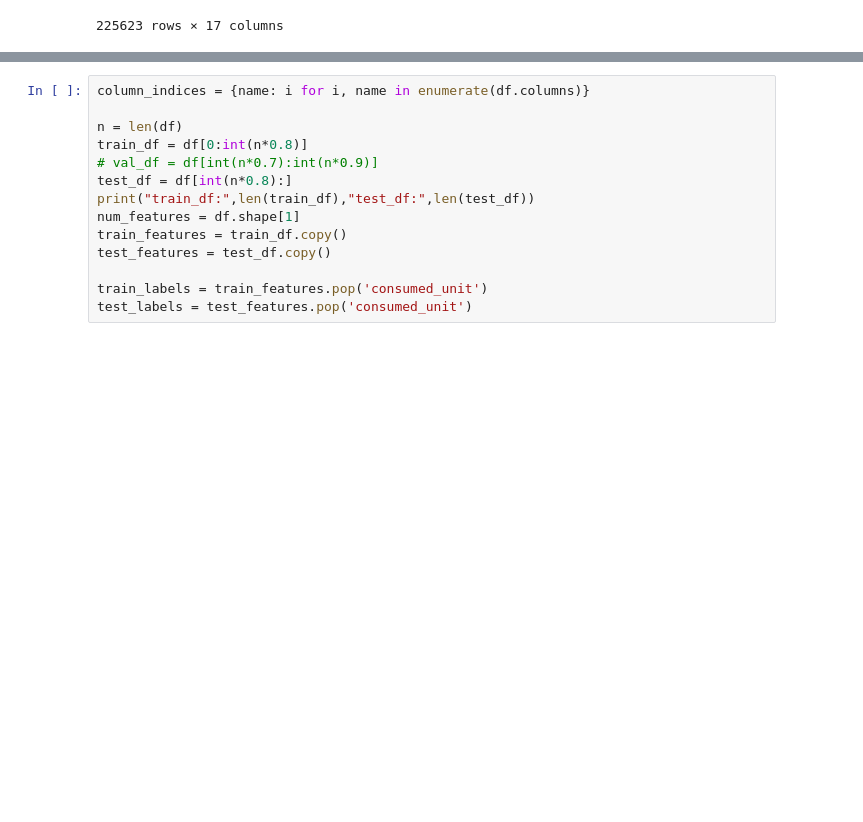
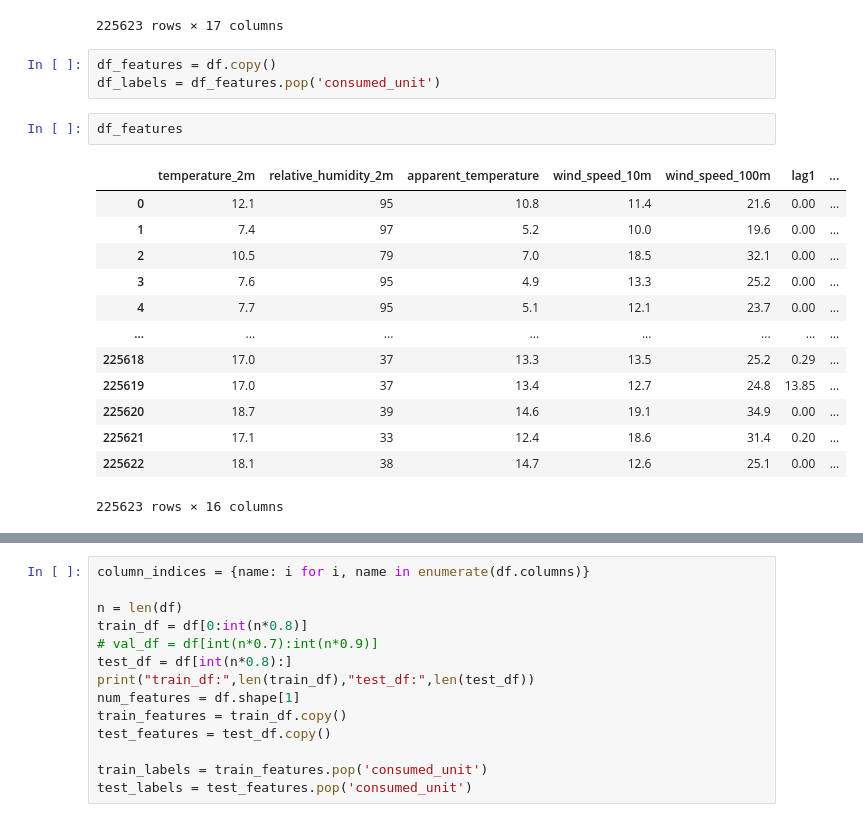
Before and after one commit to Harshvardhan1407/TensorFlow, a Jupyter notebook: Keras/keras_testing.ipynb, the cells around one changed output, grey strips where cells are left out. Saved outputs shown, nothing was run; the diff lists cells and outputs as text; blank space fills up the shorter version.

```diff
--- a/Keras/keras_testing.ipynb
+++ b/Keras/keras_testing.ipynb
@@ -27,3 +28,22 @@ df
 | 225621 | 17.1 | 33 | 12.4 | 18.6 | 31.4 | ... |
 | 225622 | 18.1 | 38 | 14.7 | 12.6 | 25.1 | ... |
 225623 rows × 17 columns
+# %%
+df_features = df.copy()
+df_labels = df_features.pop('consumed_unit')
+# %%
+df_features
+# %% [output]
+|  | temperature_2m | relative_humidity_2m | apparent_temperature | wind_speed_10m | wind_speed_100m | lag1 | ... |
+| 0 | 12.1 | 95 | 10.8 | 11.4 | 21.6 | 0.00 | ... |
+| 1 | 7.4 | 97 | 5.2 | 10.0 | 19.6 | 0.00 | ... |
+| 2 | 10.5 | 79 | 7.0 | 18.5 | 32.1 | 0.00 | ... |
+| 3 | 7.6 | 95 | 4.9 | 13.3 | 25.2 | 0.00 | ... |
+| 4 | 7.7 | 95 | 5.1 | 12.1 | 23.7 | 0.00 | ... |
+| ... | ... | ... | ... | ... | ... | ... | ... |
+| 225618 | 17.0 | 37 | 13.3 | 13.5 | 25.2 | 0.29 | ... |
+| 225619 | 17.0 | 37 | 13.4 | 12.7 | 24.8 | 13.85 | ... |
+| 225620 | 18.7 | 39 | 14.6 | 19.1 | 34.9 | 0.00 | ... |
+| 225621 | 17.1 | 33 | 12.4 | 18.6 | 31.4 | 0.20 | ... |
+| 225622 | 18.1 | 38 | 14.7 | 12.6 | 25.1 | 0.00 | ... |
+225623 rows × 16 columns
```
Also changed, not shown: parts of 6 cells of this notebook, 1 other file.
